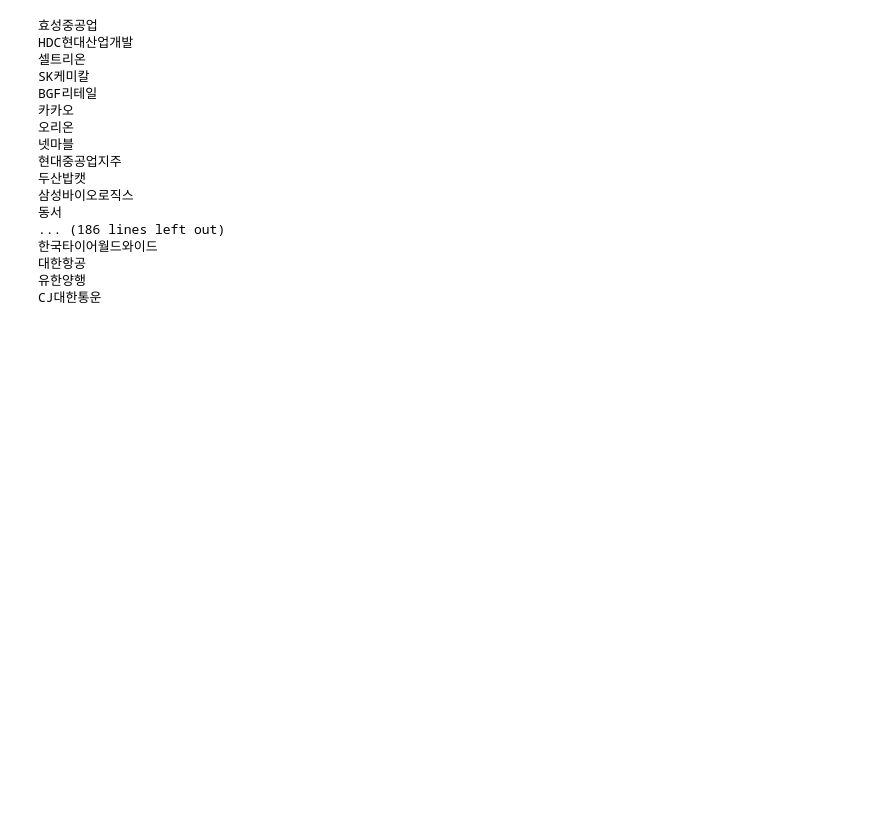
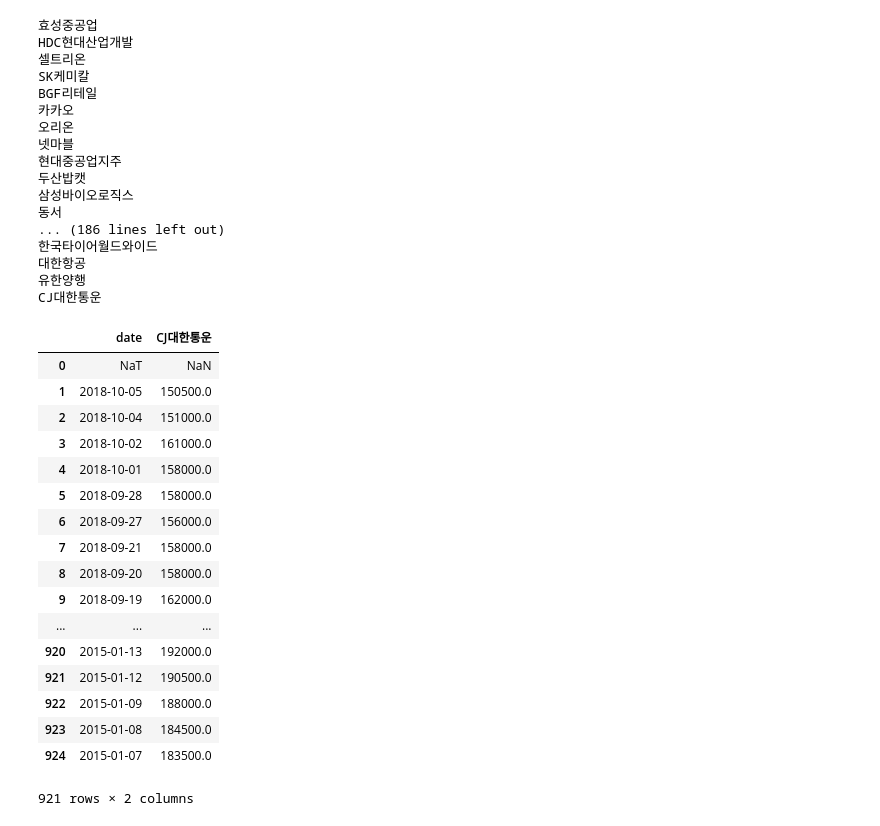
Before and after one commit to jaepil-choi/2018-2_FI_hw1, a Jupyter notebook: strategy1.ipynb, the cells around one changed output. Saved outputs shown, nothing was run; the diff lists cells and outputs as text; code cells hidden in the pictures; blank space fills up the shorter version.

```diff
--- a/strategy1.ipynb
+++ b/strategy1.ipynb
@@ -70,3 +89,24 @@ BGF리테일
 대한항공
 유한양행
 CJ대한통운
+# %%
+current_company
+# %% [output]
+|  | date | CJ대한통운 |
+| 0 | NaT | NaN |
+| 1 | 2018-10-05 | 150500.0 |
+| 2 | 2018-10-04 | 151000.0 |
+| 3 | 2018-10-02 | 161000.0 |
+| 4 | 2018-10-01 | 158000.0 |
+| 5 | 2018-09-28 | 158000.0 |
+| 6 | 2018-09-27 | 156000.0 |
+| 7 | 2018-09-21 | 158000.0 |
+| 8 | 2018-09-20 | 158000.0 |
+| 9 | 2018-09-19 | 162000.0 |
+| ... | ... | ... |
+| 920 | 2015-01-13 | 192000.0 |
+| 921 | 2015-01-12 | 190500.0 |
+| 922 | 2015-01-09 | 188000.0 |
+| 923 | 2015-01-08 | 184500.0 |
+| 924 | 2015-01-07 | 183500.0 |
+921 rows × 2 columns
```
Also changed, not shown: parts of 13 cells of this notebook, 1 other file.
